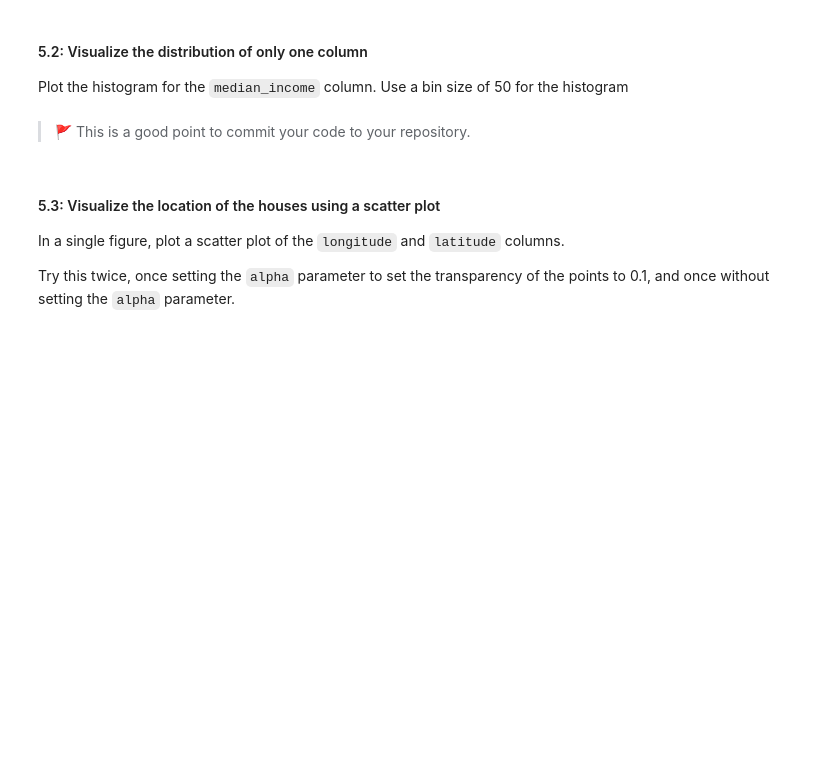
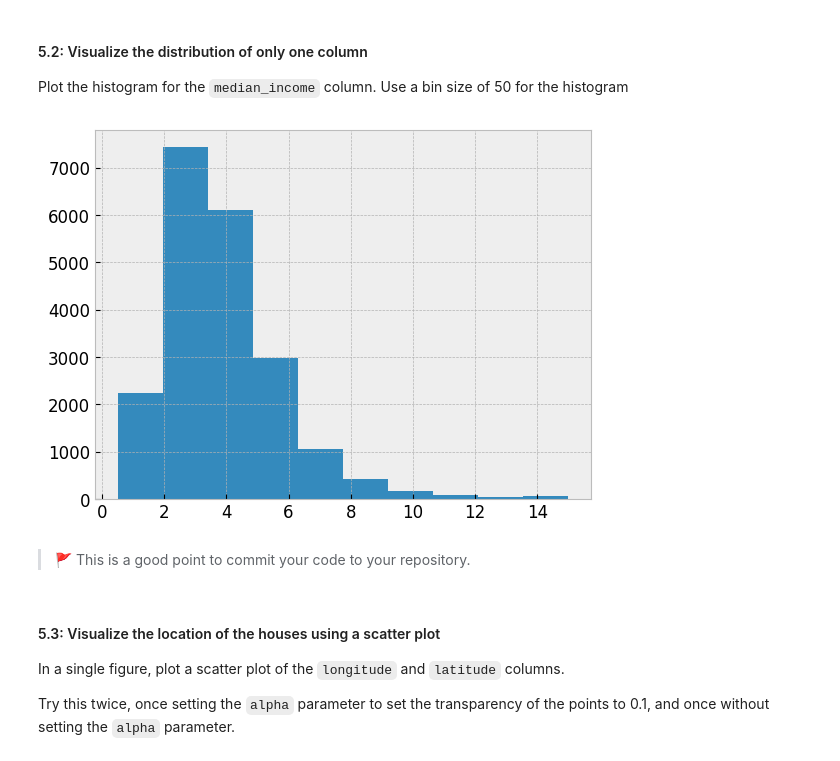
Before and after one commit to IT4063-Spring2025/eda-assignment-ravinayakk, a Jupyter notebook: notebook.ipynb, the cells around one changed output. Saved outputs shown, nothing was run; the diff lists cells and outputs as text; code cells hidden in the pictures; blank space fills up the shorter version.

```diff
--- a/notebook.ipynb
+++ b/notebook.ipynb
@@ -192,6 +196,10 @@ In a single figure, plot the histograms for all the numerical columns. Use a bin
 Plot the histogram for the `median_income` column. Use a bin size of 50 for the histogram
 # %%
 # 💻 plot a histogram of only the median_income
+housing["median_income"].hist()
+plt.show()
+# %% [output]
+[figure, added]
 # %% [markdown]
 > 🚩 This is a good point to commit your code to your repository.
 # %% [markdown]
```
Also changed, not shown: parts of 1 cell of this notebook.
